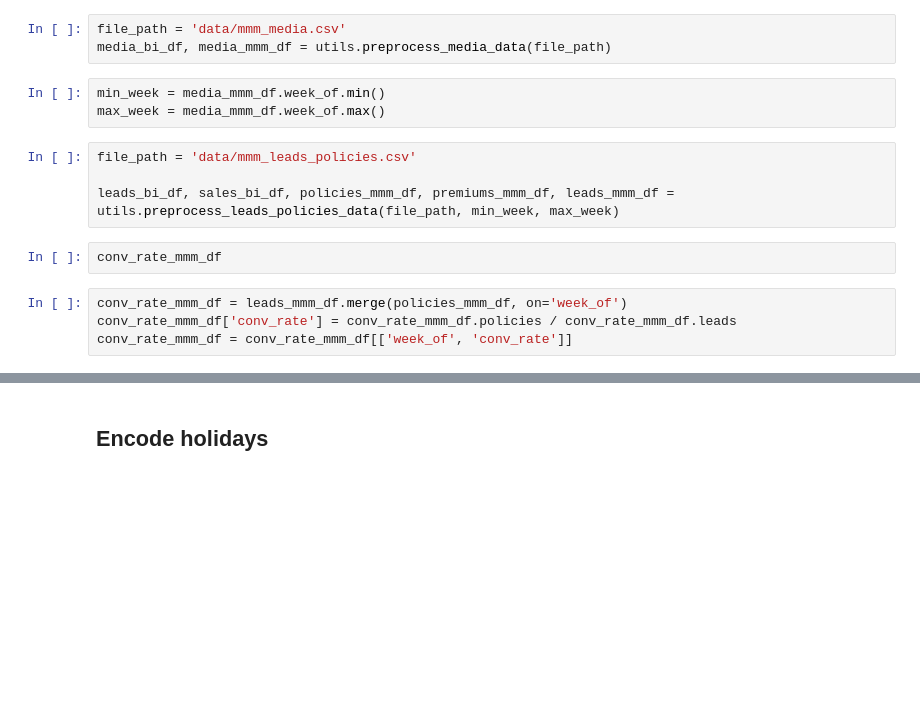
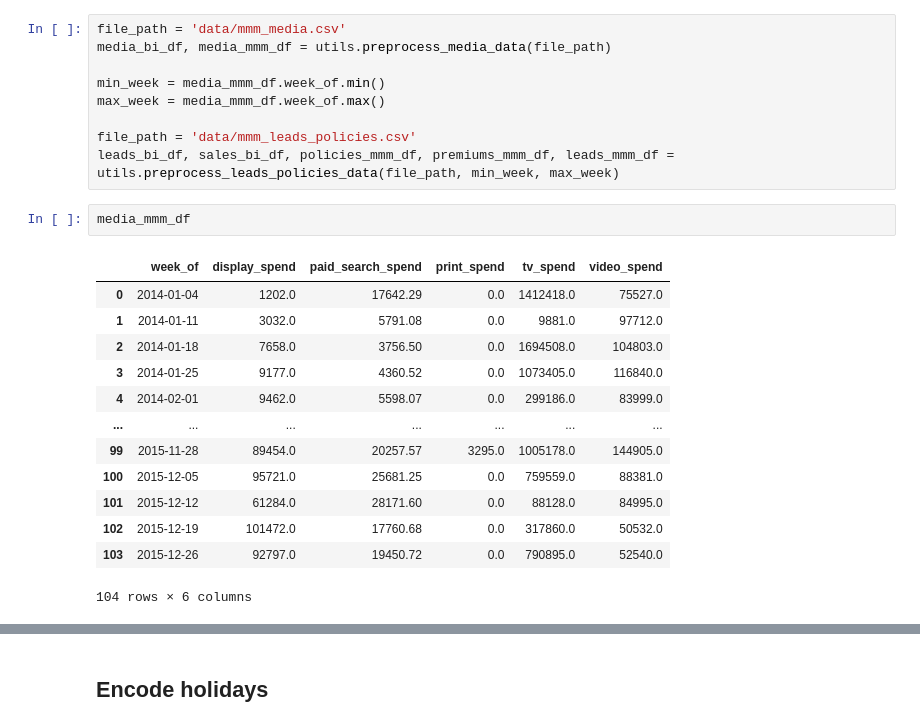
Before and after one commit to datastudios/mmm, a Jupyter notebook: 1_Profile.ipynb, the cells around one changed output, grey strips where cells are left out. Drawn from its saved outputs; the diff is of its cells as text; blank space fills up the shorter version.

```diff
--- a/1_Profile.ipynb
+++ b/1_Profile.ipynb
@@ -48,16 +127,25 @@ WARNING:tensorflow:From C:\Users\dfsan\AppData\Local\Packages\PythonSoftwareFoun
 # %%
 file_path = 'data/mmm_media.csv'
 media_bi_df, media_mmm_df = utils.preprocess_media_data(file_path)
+
+min_week = media_mmm_df.week_of.min()
+max_week = media_mmm_df.week_of.max()
+
+file_path = 'data/mmm_leads_policies.csv'
+leads_bi_df, sales_bi_df, policies_mmm_df, premiums_mmm_df, leads_mmm_df = utils.preprocess_leads_policies_data(file_path, min_week, max_week)
-# %%
-min_week = media_mmm_df.week_of.min()
-max_week = media_mmm_df.week_of.max()
-# %%
-file_path = 'data/mmm_leads_policies.csv'
-
-leads_bi_df, sales_bi_df, policies_mmm_df, premiums_mmm_df, leads_mmm_df = utils.preprocess_leads_policies_data(file_path, min_week, max_week)
-# %%
-conv_rate_mmm_df
-# %%
-conv_rate_mmm_df = leads_mmm_df.merge(policies_mmm_df, on='week_of')
-conv_rate_mmm_df['conv_rate'] = conv_rate_mmm_df.policies / conv_rate_mmm_df.leads
-conv_rate_mmm_df = conv_rate_mmm_df[['week_of', 'conv_rate']]
+# %%
+media_mmm_df
+# %% [output]
+|  | week_of | display_spend | paid_search_spend | print_spend | tv_spend | video_spend |
+| 0 | 2014-01-04 | 1202.0 | 17642.29 | 0.0 | 1412418.0 | 75527.0 |
+| 1 | 2014-01-11 | 3032.0 | 5791.08 | 0.0 | 9881.0 | 97712.0 |
+| 2 | 2014-01-18 | 7658.0 | 3756.50 | 0.0 | 1694508.0 | 104803.0 |
+| 3 | 2014-01-25 | 9177.0 | 4360.52 | 0.0 | 1073405.0 | 116840.0 |
+| 4 | 2014-02-01 | 9462.0 | 5598.07 | 0.0 | 299186.0 | 83999.0 |
+| ... | ... | ... | ... | ... | ... | ... |
+| 99 | 2015-11-28 | 89454.0 | 20257.57 | 3295.0 | 1005178.0 | 144905.0 |
+| 100 | 2015-12-05 | 95721.0 | 25681.25 | 0.0 | 759559.0 | 88381.0 |
+| 101 | 2015-12-12 | 61284.0 | 28171.60 | 0.0 | 88128.0 | 84995.0 |
+| 102 | 2015-12-19 | 101472.0 | 17760.68 | 0.0 | 317860.0 | 50532.0 |
+| 103 | 2015-12-26 | 92797.0 | 19450.72 | 0.0 | 790895.0 | 52540.0 |
+104 rows × 6 columns
```
Also changed, not shown: parts of 46 cells of this notebook.
